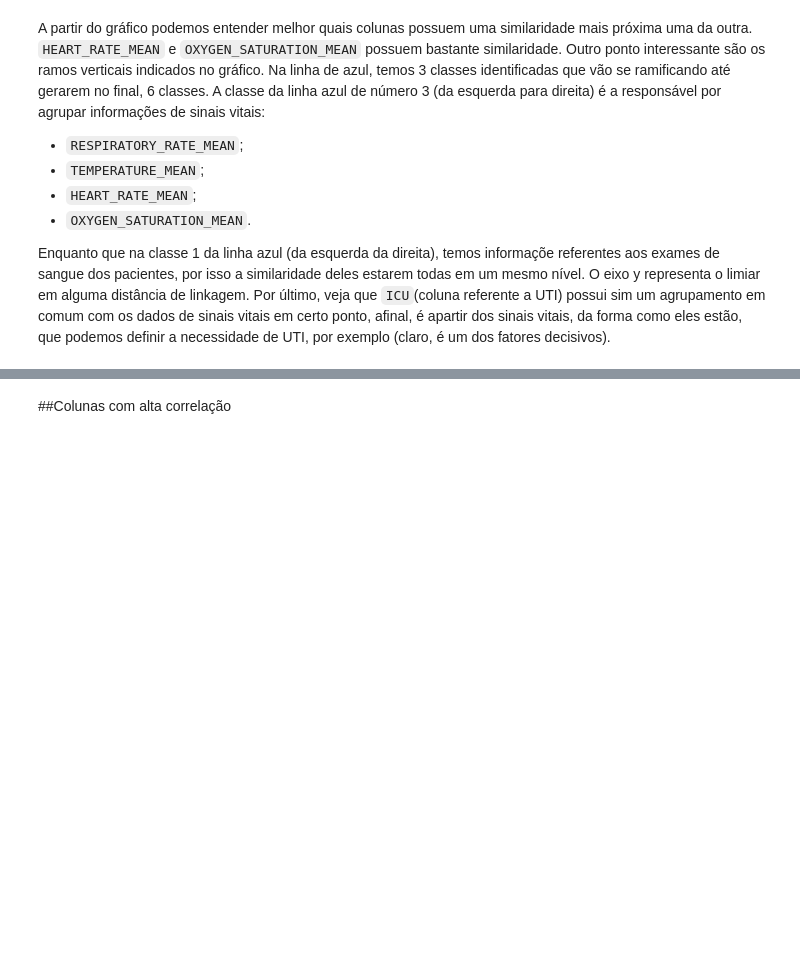
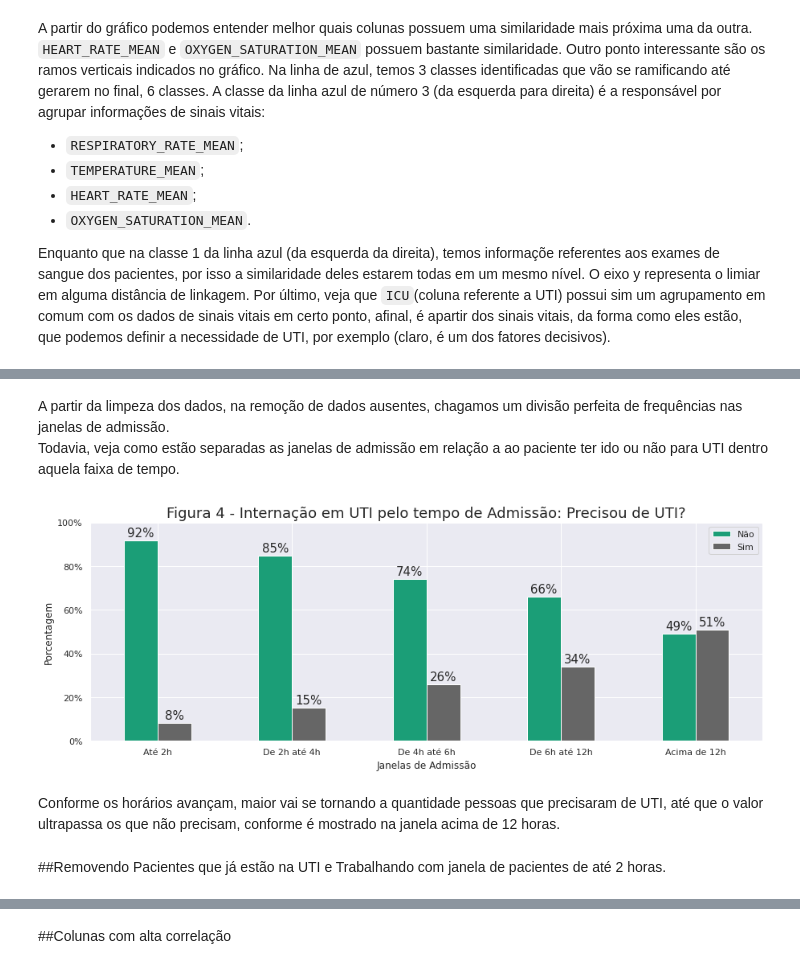
Before and after one commit to MatheusOrange211/Sirio_Libanes_ICU_Prediction, a Jupyter notebook: Visualizando_os_dados_Sirio_Libanes.ipynb, the cells around one changed output, grey strips where cells are left out. Drawn from its saved outputs; the diff is of its cells as text; code cells hidden in the pictures; blank space fills up the shorter version.

```diff
--- a/Visualizando_os_dados_Sirio_Libanes.ipynb
+++ b/Visualizando_os_dados_Sirio_Libanes.ipynb
@@ -479,0 +417,9 @@ Enquanto que na classe 1 da linha azul (da esquerda da direita), temos informaç
+# %%
+dados_limpos = dados.copy() #copiando o dataframe original
+# %%
+colunas_features = dados_limpos.iloc[:,13:-2].columns #realizando um slice das colunas com dados de exames e dela extraindo apenas o nome das colunas
+
+#Agrupando pela coluna de identificação da visita do paciente e aplicando fillna e seus dois métodos, nas colunas de dados clínicos selecionados anteriormente
+dados_limpos.iloc[:,13:-2] = dados_limpos.groupby(['PATIENT_VISIT_IDENTIFIER'],as_index=False)[colunas_features].fillna(method='bfill').fillna(method='ffill')
+
+dados_limpos.head()
@@ -479,0 +499,19 @@ Enquanto que na classe 1 da linha azul (da esquerda da direita), temos informaç
+# %% [markdown]
+A partir da limpeza dos dados, na remoção de dados ausentes, chagamos um divisão perfeita de frequências nas janelas de admissão.<br>
+Todavia, veja como estão separadas as janelas de admissão em relação a ao paciente ter ido ou não para UTI dentro aquela faixa de tempo.
+# %%
+dicio_uti = {0:"nao_foi_para_uti",1:"foi_para_uti"}
+janela_por_uti = crosstab_data(dados_limpos['WINDOW'],dados_limpos['ICU'],
+                               normal='index',
+                               dicio1=intervalo_admissao,
+                               dicio2= dicio_uti)
+# %%
+
+plot_graficos_barra_simples(janela_por_uti,"Figura 4 - Internação em UTI pelo tempo de Admissão: Precisou de UTI?",
+                            "Porcentagem","Janelas de Admissão",100,['Não','Sim'])
+# %% [output]
+[figure, added]
+# %% [markdown]
+Conforme os horários avançam, maior vai se tornando a quantidade pessoas que precisaram de UTI, até que o valor ultrapassa os que não precisam, conforme é mostrado na janela acima de 12 horas.
+# %% [markdown]
+##Removendo Pacientes que já estão na UTI e Trabalhando com janela de pacientes de até 2 horas.
```
Also changed, not shown: parts of 116 cells of this notebook.
